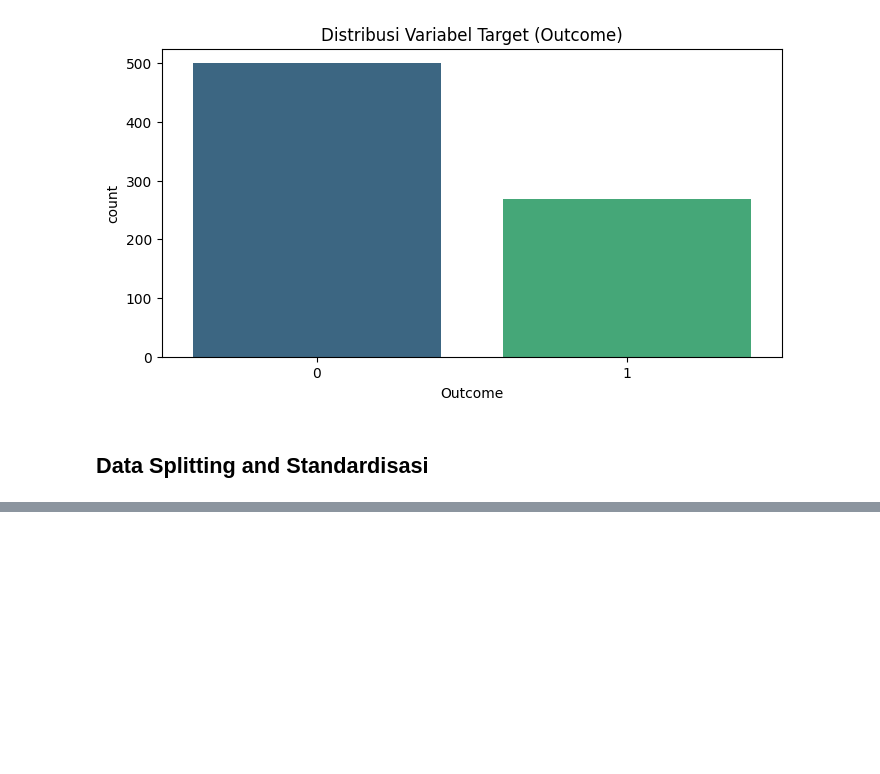
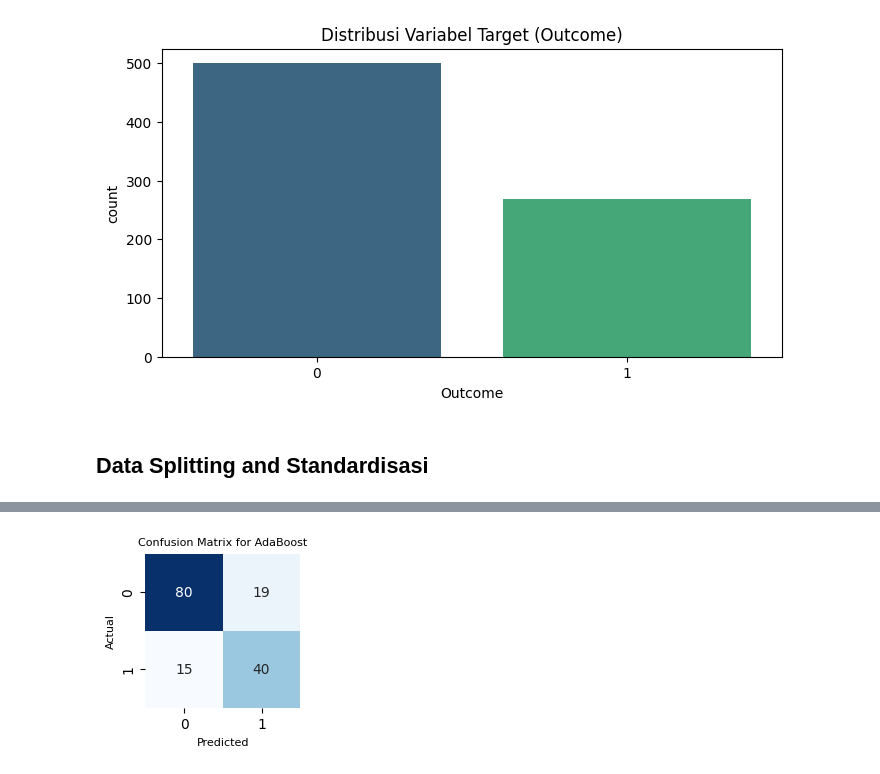
Before and after one commit to aprizal543/Prediksi_Diabetes, a Jupyter notebook: Prediksi_Diabetes.ipynb, the cells around one changed output, grey strips where cells are left out. Drawn from its saved outputs; the diff is of its cells as text; code cells hidden in the pictures; blank space fills up the shorter version.

```diff
--- a/Prediksi_Diabetes.ipynb
+++ b/Prediksi_Diabetes.ipynb
@@ -116,4 +116,4 @@ X[numeric_cols] = scaler.fit_transform(X[numeric_cols])
 
 # Split data menjadi set pelatihan dan set uji
 from sklearn.model_selection import train_test_split
-X_train, X_test, y_train, y_test = train_test_split(X, y, test_size=0.3, random_state=42)
+X_train, X_test, y_train, y_test = train_test_split(X, y, test_size=0.2, random_state=42)
@@ -135,13 +168,13 @@ from sklearn.neural_network import MLPClassifier
 from sklearn.linear_model import SGDClassifier
 from xgboost import XGBClassifier
 # Persiapan semua model tanpa Tuning
-knn = KNeighborsClassifier().fit(X_train, y_train)
-nb = GaussianNB().fit(X_train, y_train)
-svm = SVC().fit(X_train, y_train)
-dt = DecisionTreeClassifier().fit(X_train, y_train)
-rf = RandomForestClassifier().fit(X_train, y_train)
-mlp = MLPClassifier().fit(X_train, y_train)
-sgd = SGDClassifier().fit(X_train, y_train)
-abc = AdaBoostClassifier().fit(X_train, y_train)
-gbc = GradientBoostingClassifier().fit(X_train, y_train)
-xgb = XGBClassifier().fit(X_train, y_train)
+knn = KNeighborsClassifier(n_neighbors=5, weights='distance', algorithm='auto', p=2, metric='euclidean').fit(X_train, y_train)
+nb = GaussianNB(priors=None, var_smoothing=1e-9).fit(X_train, y_train)
+svm = SVC(C=1.0, kernel='rbf', degree=3, gamma='scale', coef0=0.0, probability=False, max_iter=-1).fit(X_train, y_train)
+dt = DecisionTreeClassifier(criterion='gini', max_depth=None, min_samples_split=2, max_features=None, splitter='best',random_state=None).fit(X_train, y_train)
+rf = RandomForestClassifier(n_estimators=100, criterion='gini', max_depth=None, min_samples_split=2, min_samples_leaf=1, max_features='sqrt', random_state=None, bootstrap=True).fit(X_train, y_train)
+mlp = MLPClassifier(hidden_layer_sizes=100, activation='relu', solver='adam', learning_rate='constant').fit(X_train, y_train)
+sgd = SGDClassifier(loss='hinge', max_iter=100, alpha=0.0001, learning_rate='optimal').fit(X_train, y_train)
+abc = AdaBoostClassifier(estimator=None, n_estimators=50, learning_rate=1.0, algorithm='deprecated', random_state=None).fit(X_train, y_train)
+gbc = GradientBoostingClassifier(n_estimators=100, learning_rate=0.1, max_depth=3, random_state=None).fit(X_train, y_train)
+xgb = XGBClassifier(n_estimators= 100, learning_rate=0.3, max_depth=6, subsample=1.0).fit(X_train, y_train)
@@ -147,0 +244,15 @@ xgb = XGBClassifier().fit(X_train, y_train)
+# %%
+# Membuat fungsi untuk menampilkan Confusion Matrix
+def plot_confusion_matrix(cm, model_name):
+    plt.figure(figsize=(2, 2))
+    sns.heatmap(cm, annot=True, fmt="d", cmap='Blues', cbar=False)
+    plt.title(f'Confusion Matrix for {model_name}', fontsize=8)
+    plt.ylabel('Actual', fontsize=8)
+    plt.xlabel('Predicted', fontsize=8)
+    plt.show()
+# %%
+# Tampilkan Confusion Matrix untuk AdaBoost
+abc_cm = results['AdaBoost']['Confusion Matrix']
+plot_confusion_matrix(abc_cm, 'AdaBoost')
+# %% [output]
+[figure, added]
```
Also changed, not shown: parts of 8 cells of this notebook.
